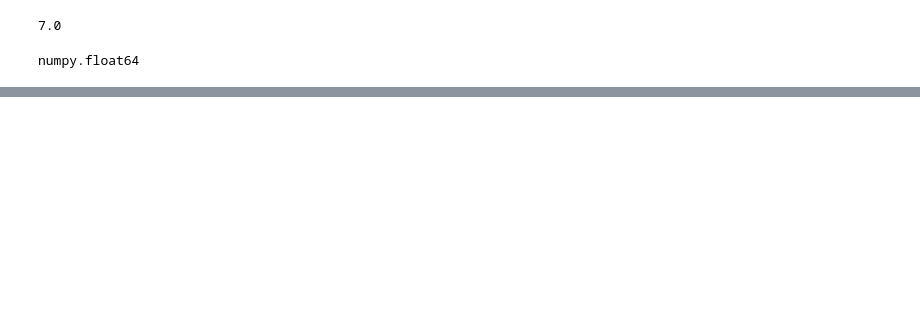
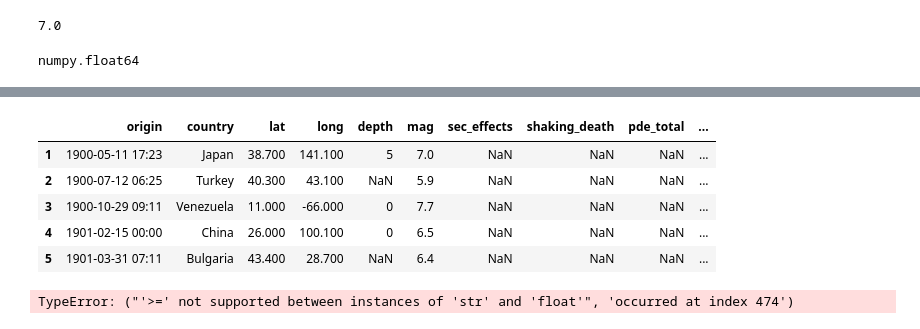
Before and after one commit to paulo-g-martinez/dq3-earthquakes, a Jupyter notebook: PM-DQ3-scratchpad2.ipynb, the cells around one changed output, grey strips where cells are left out. Cells and saved outputs as stored; diff of their text form; code cells hidden in the pictures; blank space fills up the shorter version.

```diff
--- a/PM-DQ3-scratchpad2.ipynb
+++ b/PM-DQ3-scratchpad2.ipynb
@@ -259,0 +282,24 @@ numpy.float64
+# %%
+quake_df.columns
+quake_df.head()
+# %% [output]
+|  | origin | country | lat | long | depth | mag | sec_effects | shaking_death | pde_total | ... |
+| 1 | 1900-05-11 17:23 | Japan | 38.700 | 141.100 | 5 | 7.0 | NaN | NaN | NaN | ... |
+| 2 | 1900-07-12 06:25 | Turkey | 40.300 | 43.100 | NaN | 5.9 | NaN | NaN | NaN | ... |
+| 3 | 1900-10-29 09:11 | Venezuela | 11.000 | -66.000 | 0 | 7.7 | NaN | NaN | NaN | ... |
+| 4 | 1901-02-15 00:00 | China | 26.000 | 100.100 | 0 | 6.5 | NaN | NaN | NaN | ... |
+| 5 | 1901-03-31 07:11 | Bulgaria | 43.400 | 28.700 | NaN | 6.4 | NaN | NaN | NaN | ... |
+# %%
+def max(row):
+    if row['PDE_Shaking'] >= row['PDE_Total'] and row['PDE_Shaking'] >= row['Utsu_Total'] and row['PDE_Shaking'] >= row['EM_DAT_Total']:
+        return row['PDE_Shaking']
+    elif row['PDE_Total'] >= row['PDE_Shaking'] and row['PDE_Total'] >= row['Utsu_Total'] and row['PDE_Total'] >= row['EM_DAT_Total']:
+        return row['PDE_Total']
+    elif row['Utsu_Total'] >= row['PDE_Shaking'] and row['Utsu_Total'] >= row['PDE_Total'] and row['Utsu_Total'] >= row['EM_DAT_Total']:
+        return row['Utsu_Total']
+    else: return row['EM_DAT_Total']
+
+
+quake_df['deaths'] = quake_df.apply(max, axis=1)
+# %% [output]
+TypeError: ("'>=' not supported between instances of 'str' and 'float'", 'occurred at index 474')
```
Also changed, not shown: parts of 10 cells of this notebook, 2 other files.
